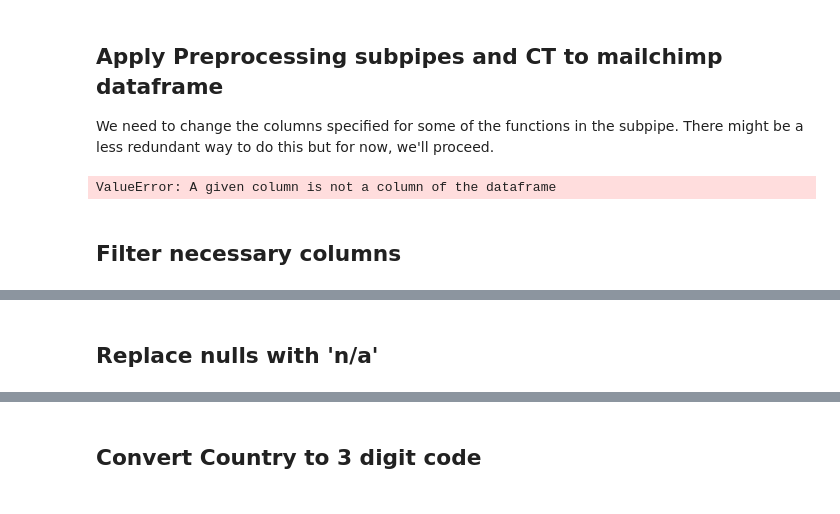
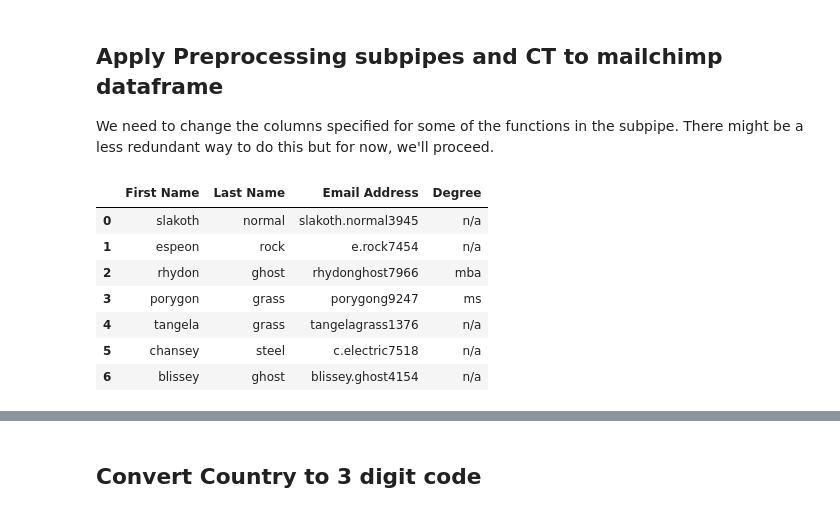
Before and after one commit to ssaeed85/Equalithon-StanfordPride, a Jupyter notebook: Final_Notebook_Maybe-Hanis.ipynb, the cells around one changed output, grey strips where cells are left out. Saved outputs shown, nothing was run; the diff lists cells and outputs as text; code cells hidden in the pictures.

Commit message:
Update mailchimp pipeline

```diff
--- a/Final_Notebook_Maybe-Hanis.ipynb
+++ b/Final_Notebook_Maybe-Hanis.ipynb
@@ -252,12 +252,17 @@ ct_mailchimp = ColumnTransformer(transformers = [
 # %%
 #Test out our first column transformer
 columns = ['First Name', 'Last Name', 'Email Address','Degree']
-ct_test_df = pd.DataFrame(ct.fit_transform(df_mailchimp),columns=columns)
+ct_test_df = pd.DataFrame(ct_mailchimp.fit_transform(df_mailchimp),columns=columns)
 ct_test_df
 # %% [output]
-ValueError: A given column is not a column of the dataframe
+|  | First Name | Last Name | Email Address | Degree |
+| 0 | slakoth | normal | slakoth.normal3945 | n/a |
+| 1 | espeon | rock | e.rock7454 | n/a |
+| 2 | rhydon | ghost | rhydonghost7966 | mba |
+| 3 | porygon | grass | porygong9247 | ms |
+| 4 | tangela | grass | tangelagrass1376 | n/a |
+| 5 | chansey | steel | c.electric7518 | n/a |
+| 6 | blissey | ghost | blissey.ghost4154 | n/a |
-# %% [markdown]
-## Filter necessary columns
 # %%
 # Filter necessary columns
 df_mailchimp = df_mailchimp_original.filter(['First Name', 'Last Name', 'Email Address',
@@ -272,5 +277,3 @@ df_mailchimp
 | 4 | Tangela | Grass | tangelagrass1376@gmail.com | NaN | United States |
 | 5 | Chansey | Steel | c.electric7518@gmail.com | NaN | USA |
 | 6 | Blissey | Ghost | blissey.ghost4154@gmail.com | NaN | Macao Special Administrative Regi... |
-# %% [markdown]
-## Replace nulls with 'n/a'
```
Also changed, not shown: parts of 7 cells of this notebook.
